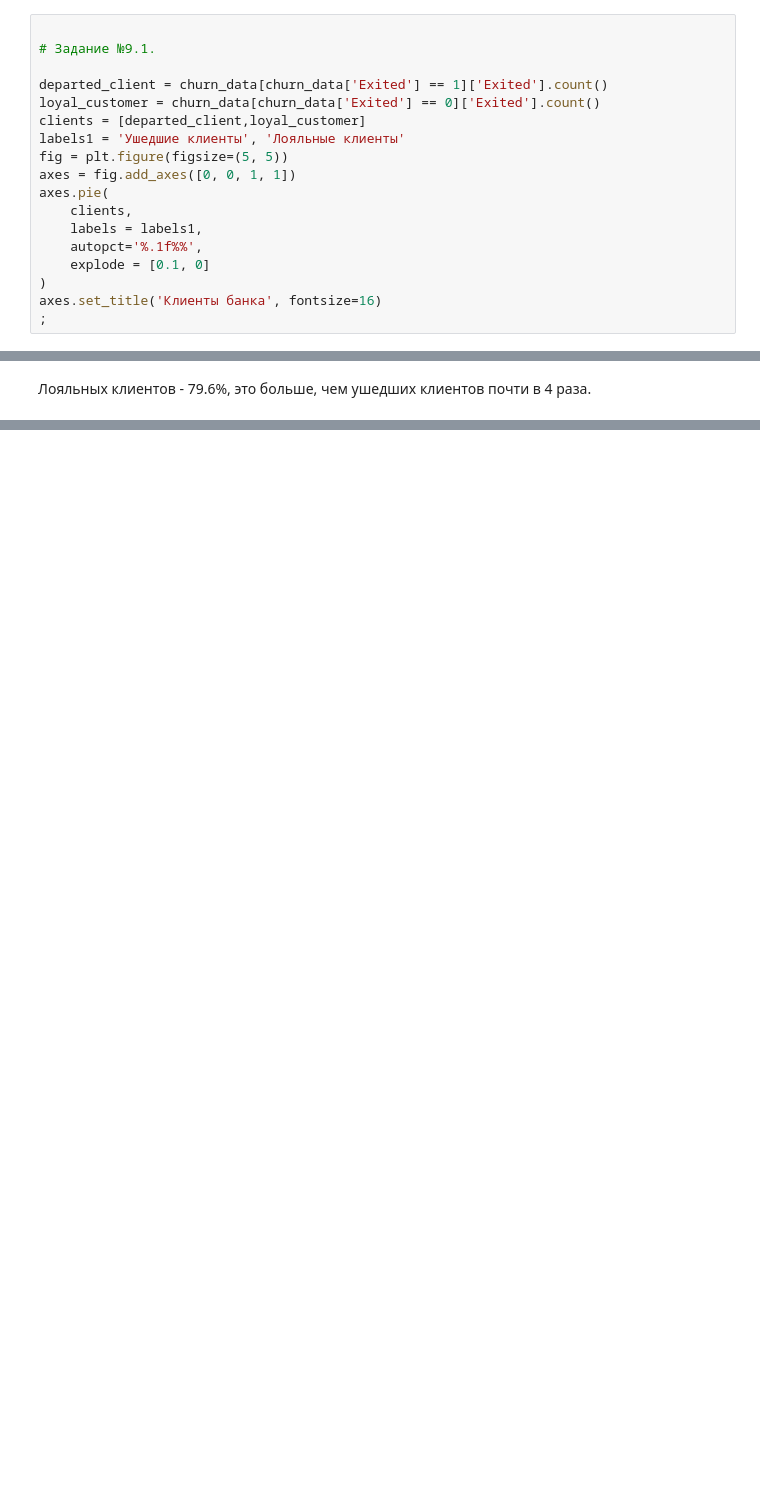
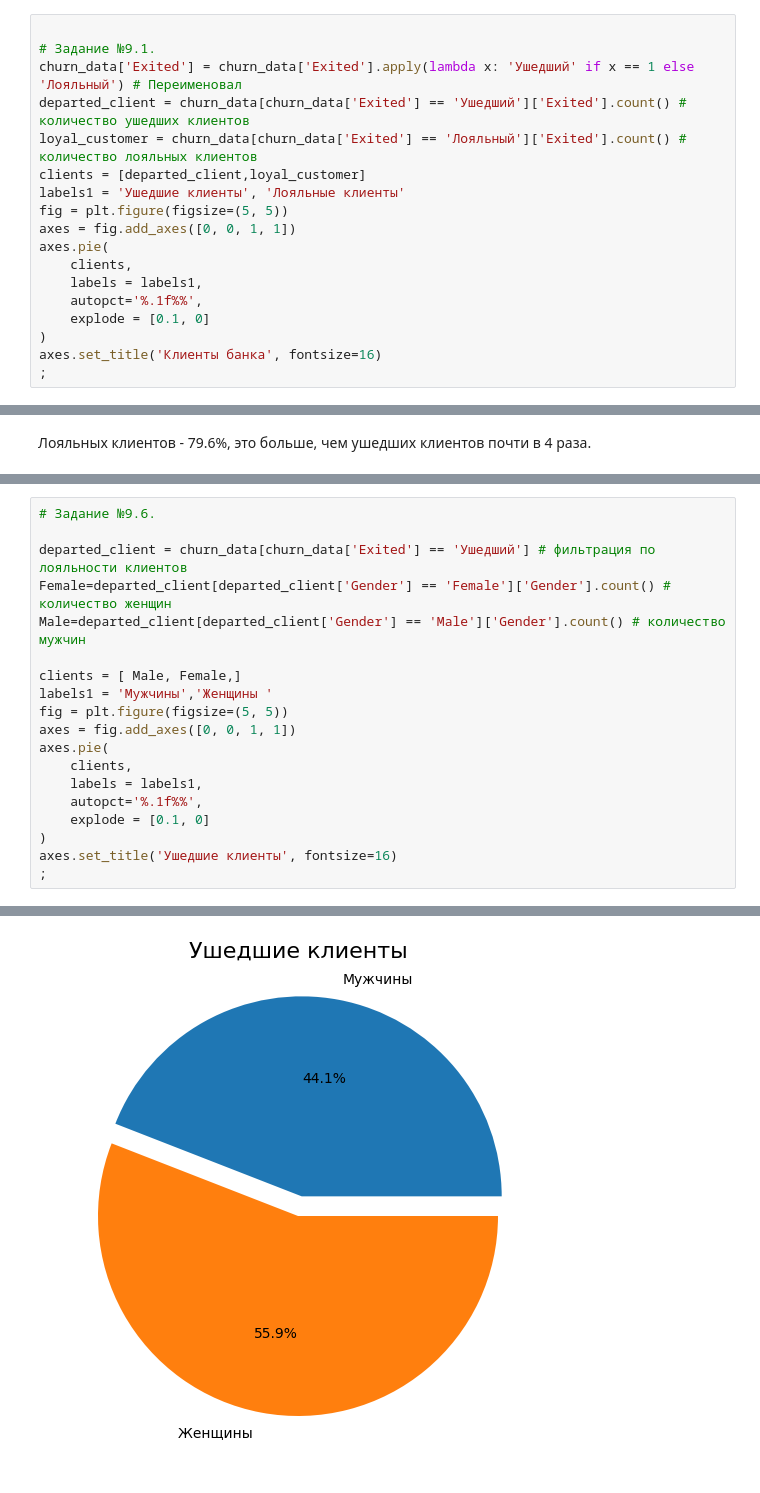
Before and after one commit to Nagliy777/sf_data_science, a Jupyter notebook: IDE/Блок 1/Тестовое.ipynb, the cells around one changed output, grey strips where cells are left out. Drawn from its saved outputs; the diff is of its cells as text; blank space fills up the shorter version.

```diff
--- a/IDE/Блок 1/Тестовое.ipynb
+++ b/IDE/Блок 1/Тестовое.ipynb
@@ -35,9 +26,9 @@ churn_data
 # %%
 
 # Задание №9.1.
-
-departed_client = churn_data[churn_data['Exited'] == 1]['Exited'].count()
-loyal_customer = churn_data[churn_data['Exited'] == 0]['Exited'].count()
+churn_data['Exited'] = churn_data['Exited'].apply(lambda x: 'Ушедший' if x == 1 else 'Лояльный') # Переименовал
+departed_client = churn_data[churn_data['Exited'] == 'Ушедший']['Exited'].count() # количество ушедших клиентов
+loyal_customer = churn_data[churn_data['Exited'] == 'Лояльный']['Exited'].count() # количество лояльных клиентов
 clients = [departed_client,loyal_customer]
 labels1 = 'Ушедшие клиенты', 'Лояльные клиенты'
 fig = plt.figure(figsize=(5, 5))
@@ -92,0 +115,20 @@ fig
+# %%
+# Задание №9.6.
+
+departed_client = churn_data[churn_data['Exited'] == 'Ушедший'] # фильтрация по лояльности клиентов
+Female=departed_client[departed_client['Gender'] == 'Female']['Gender'].count() # количество женщин
+Male=departed_client[departed_client['Gender'] == 'Male']['Gender'].count() # количество мужчин
+
+clients = [ Male, Female,]
+labels1 = 'Мужчины','Женщины '
+fig = plt.figure(figsize=(5, 5))
+axes = fig.add_axes([0, 0, 1, 1])
+axes.pie(
+    clients,
+    labels = labels1,
+    autopct='%.1f%%',
+    explode = [0.1, 0]
+)
+axes.set_title('Ушедшие клиенты', fontsize=16)
+;
+# %% [output]
@@ -92,0 +136 @@ fig
+[figure, added]
```
Also changed, not shown: parts of 22 cells of this notebook, 9 other files.
